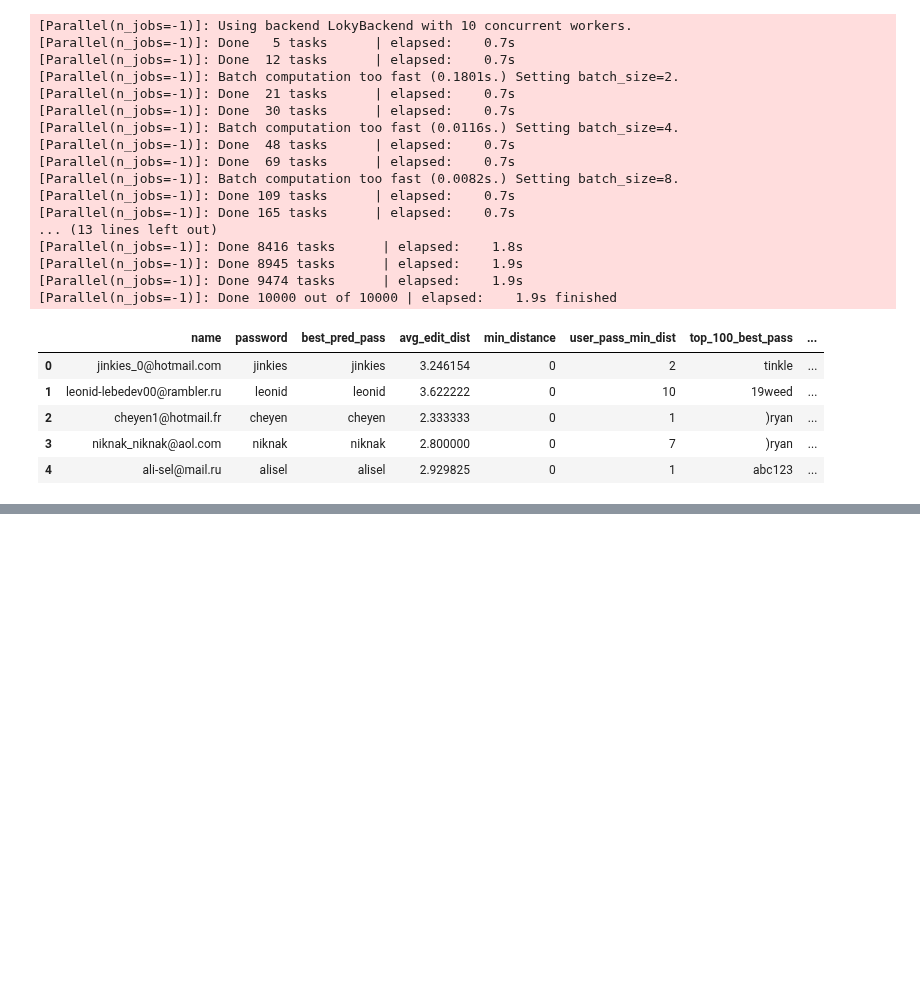
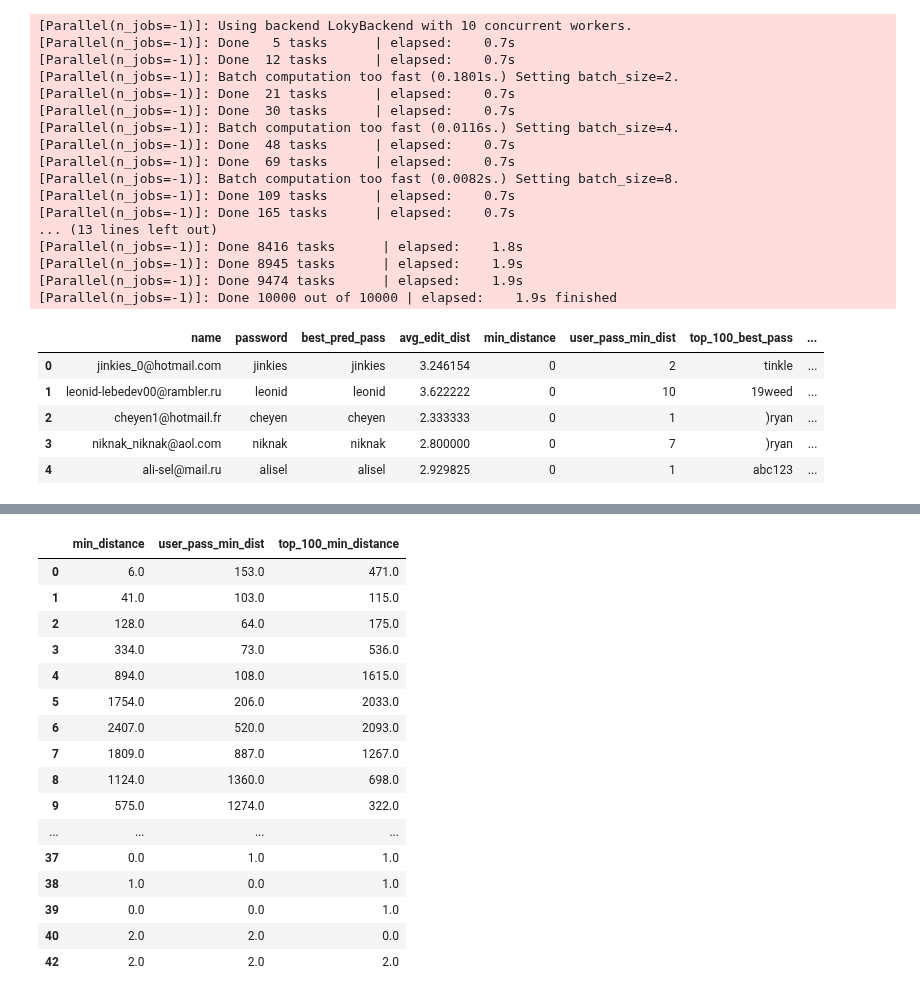
Before and after one commit to themains/guesspass, a Jupyter notebook: notebooks/3.1_results.ipynb, the cells around one changed output, grey strips where cells are left out. Drawn from its saved outputs; the diff is of its cells as text; code cells hidden in the pictures; blank space fills up the shorter version.

```diff
--- a/notebooks/3.1_results.ipynb
+++ b/notebooks/3.1_results.ipynb
@@ -138,0 +159,20 @@ df.to_csv("data/org_test_results_final.csv", index=False)
+# %%
+counts
+# %% [output]
+|  | min_distance | user_pass_min_dist | top_100_min_distance |
+| 0 | 6.0 | 153.0 | 471.0 |
+| 1 | 41.0 | 103.0 | 115.0 |
+| 2 | 128.0 | 64.0 | 175.0 |
+| 3 | 334.0 | 73.0 | 536.0 |
+| 4 | 894.0 | 108.0 | 1615.0 |
+| 5 | 1754.0 | 206.0 | 2033.0 |
+| 6 | 2407.0 | 520.0 | 2093.0 |
+| 7 | 1809.0 | 887.0 | 1267.0 |
+| 8 | 1124.0 | 1360.0 | 698.0 |
+| 9 | 575.0 | 1274.0 | 322.0 |
+| ... | ... | ... | ... |
+| 37 | 0.0 | 1.0 | 1.0 |
+| 38 | 1.0 | 0.0 | 1.0 |
+| 39 | 0.0 | 0.0 | 1.0 |
+| 40 | 2.0 | 2.0 | 0.0 |
+| 42 | 2.0 | 2.0 | 2.0 |
```
Also changed, not shown: parts of 12 cells of this notebook.
